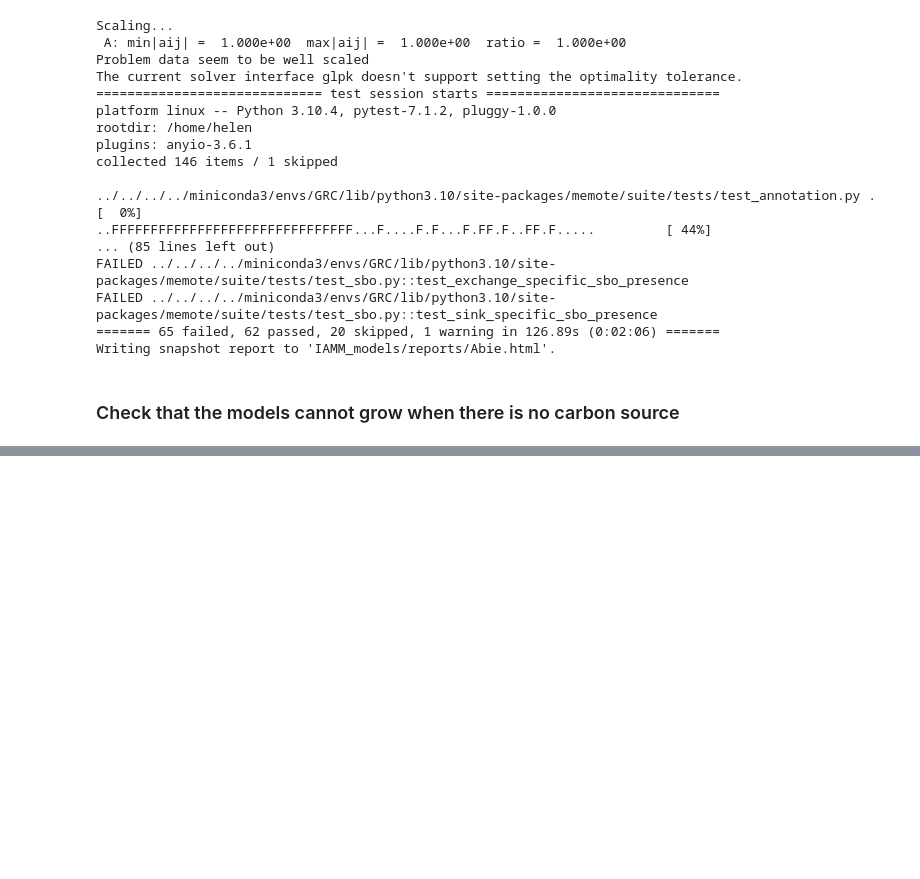
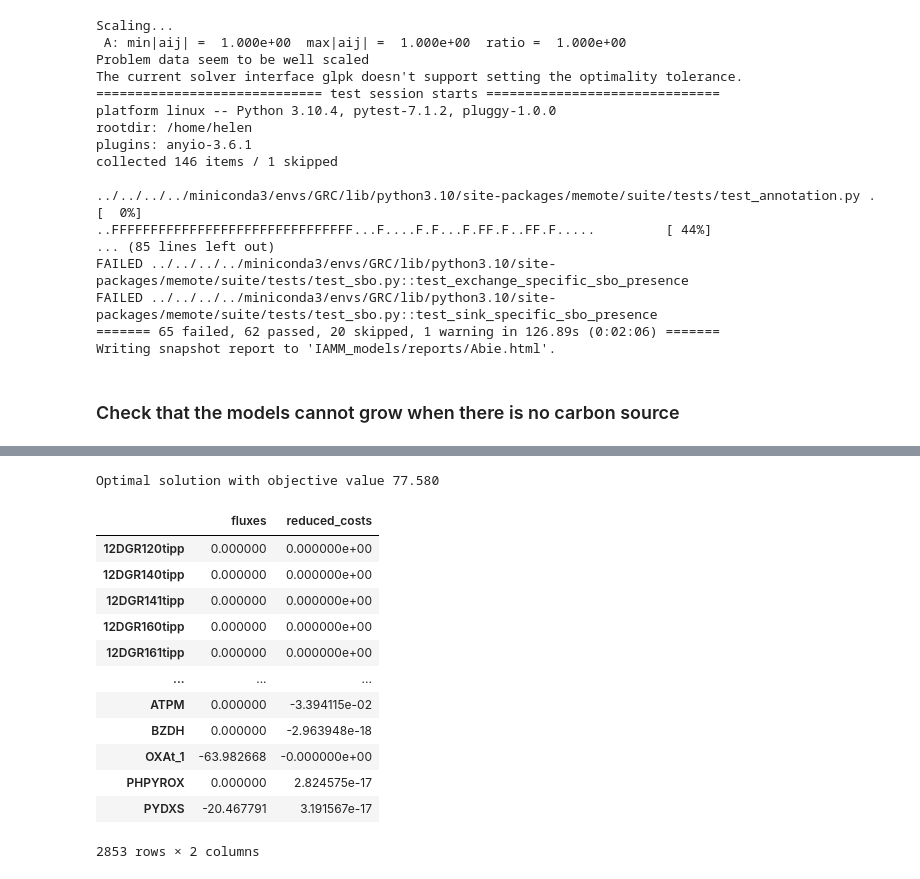
Before and after one commit to hgscott/GRC-2022, a Jupyter notebook: model_qa.ipynb, the cells around one changed output, grey strips where cells are left out. Drawn from its saved outputs; the diff is of its cells as text; code cells hidden in the pictures; blank space fills up the shorter version.

Commit message:
Check that the models do not grow when no C present

```diff
--- a/model_qa.ipynb
+++ b/model_qa.ipynb
@@ -53,0 +56,2 @@ Writing snapshot report to 'IAMM_models/reports/Abie.html'.
+# %%
+model = cobra.io.read_sbml_model('IAMM_models/faa_from_Luca/LB/Abie-LB.xml')
@@ -53,0 +83,18 @@ Writing snapshot report to 'IAMM_models/reports/Abie.html'.
+# %%
+# Look at biomass result from the normal medium
+model.optimize()
+# %% [output]
+Optimal solution with objective value 77.580
+|  | fluxes | reduced_costs |
+| 12DGR120tipp | 0.000000 | 0.000000e+00 |
+| 12DGR140tipp | 0.000000 | 0.000000e+00 |
+| 12DGR141tipp | 0.000000 | 0.000000e+00 |
+| 12DGR160tipp | 0.000000 | 0.000000e+00 |
+| 12DGR161tipp | 0.000000 | 0.000000e+00 |
+| ... | ... | ... |
+| ATPM | 0.000000 | -3.394115e-02 |
+| BZDH | 0.000000 | -2.963948e-18 |
+| OXAt_1 | -63.982668 | -0.000000e+00 |
+| PHPYROX | 0.000000 | 2.824575e-17 |
+| PYDXS | -20.467791 | 3.191567e-17 |
+2853 rows × 2 columns
```
Also changed, not shown: parts of 16 cells of this notebook.
